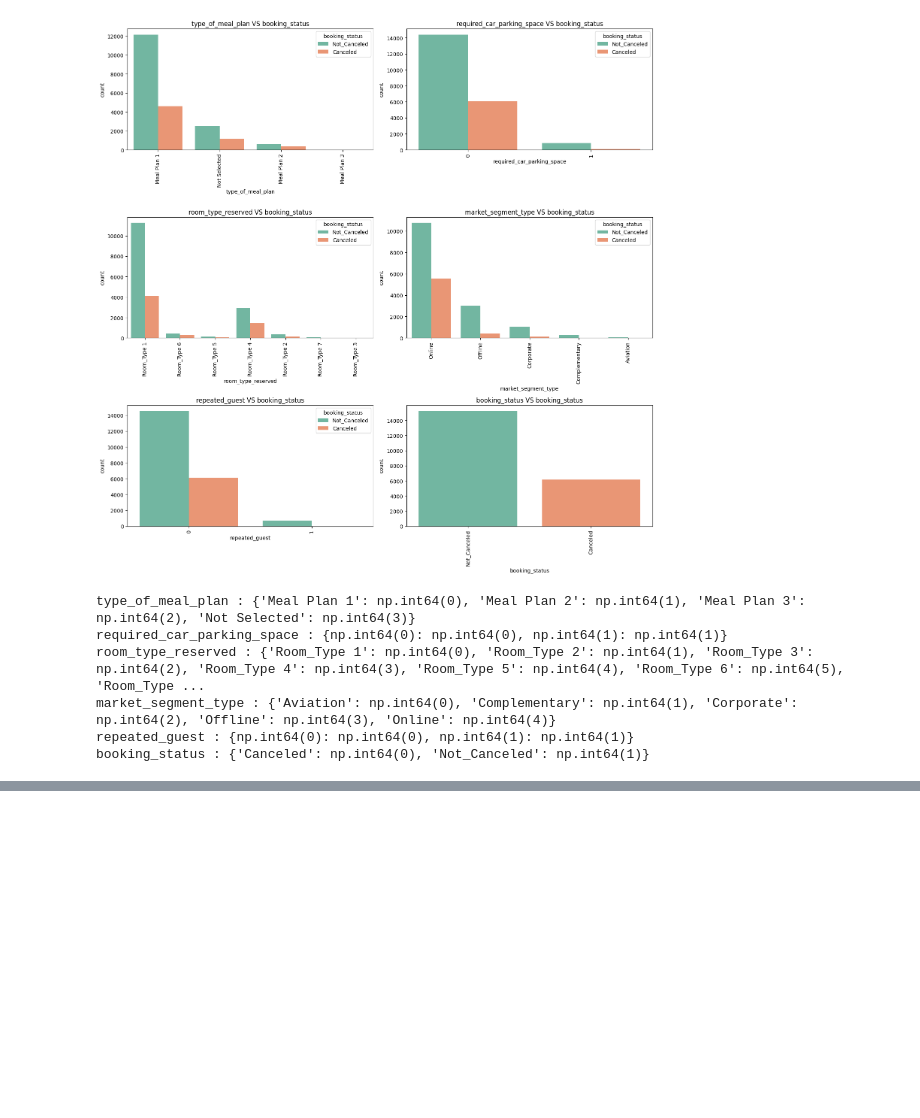
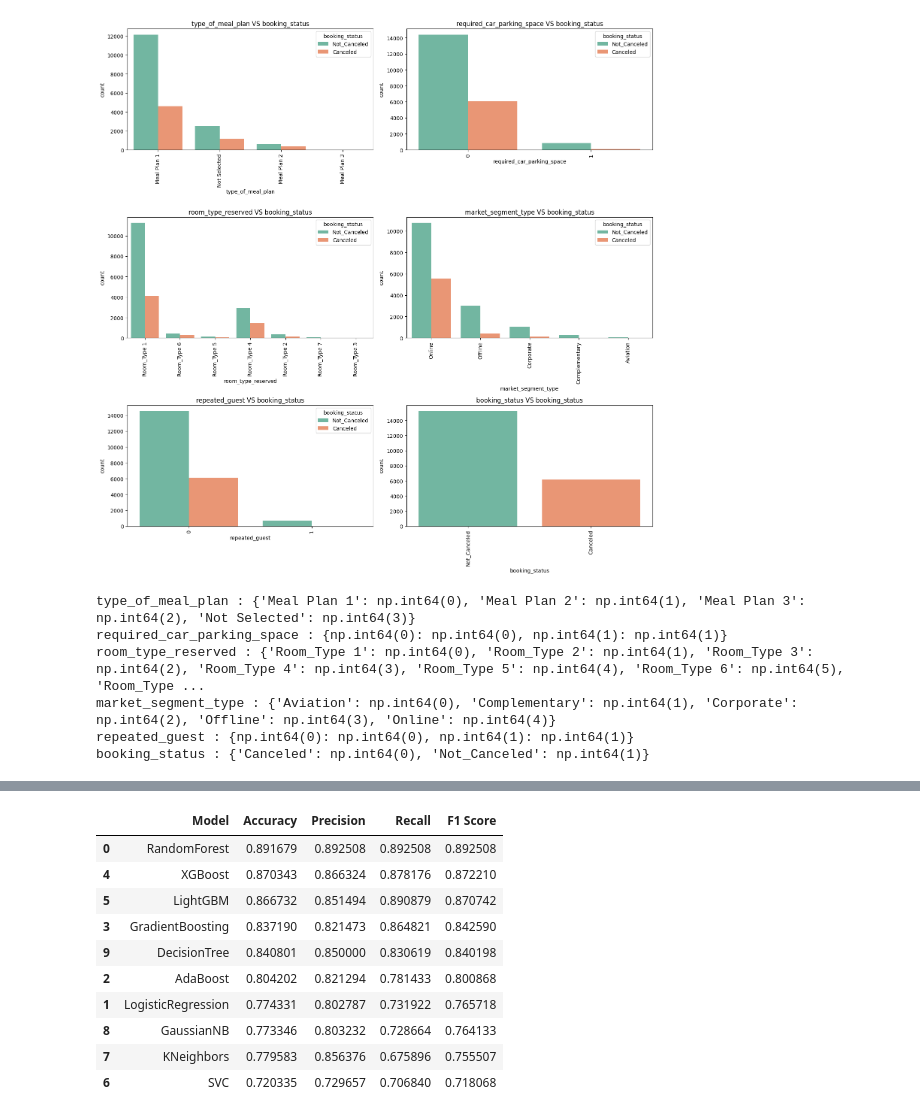
Before and after one commit to simR122/PredictaStay, a Jupyter notebook: mlops1_hotel/notebook/ntbk.ipynb, the cells around one changed output, grey strips where cells are left out. Cells and saved outputs as stored; diff of their text form; code cells hidden in the pictures; blank space fills up the shorter version.

Commit message:
Data clean and process

```diff
--- a/mlops1_hotel/notebook/ntbk.ipynb
+++ b/mlops1_hotel/notebook/ntbk.ipynb
@@ -194,0 +416,33 @@ booking_status : {'Canceled': np.int64(0), 'Not_Canceled': np.int64(1)}
+# %%
+X_train, X_test, y_train, y_test = train_test_split(X, y, test_size=0.2, random_state=42)
+# %%
+classifiers = {
+    'RandomForest': RandomForestClassifier(random_state=42),
+    'LogisticRegression': LogisticRegression(random_state=42),
+    'AdaBoost': AdaBoostClassifier(random_state=42),
+    'GradientBoosting': GradientBoostingClassifier(random_state=42),
+    'XGBoost': XGBClassifier(random_state=42),
+    'LightGBM': LGBMClassifier(random_state=42),
+    'SVC': SVC(random_state=42),
+    'KNeighbors': KNeighborsClassifier(),
+    'GaussianNB': GaussianNB(),
+    'DecisionTree': DecisionTreeClassifier(random_state=42)
+}
+# %%
+metrics = {
+    'Model': [],
+    'Accuracy': [],
+    'Precision': [],
+    'Recall': [],
+    'F1 Score': []
+}
+# %%
+for model_name, classifier in classifiers.items():
+    classifier.fit(X_train, y_train)
+    y_pred = classifier.predict(X_test)
+
+    metrics['Model'].append(model_name)
+    metrics['Accuracy'].append(accuracy_score(y_test, y_pred))
+    metrics['Precision'].append(precision_score(y_test, y_pred))
+    metrics['Recall'].append(recall_score(y_test, y_pred))
+    metrics['F1 Score'].append(f1_score(y_test, y_pred))
@@ -194,0 +458,15 @@ booking_status : {'Canceled': np.int64(0), 'Not_Canceled': np.int64(1)}
+# %%
+metrics_df = pd.DataFrame(metrics)
+metrics_df.sort_values(by='F1 Score', ascending=False)
+# %% [output]
+|  | Model | Accuracy | Precision | Recall | F1 Score |
+| 0 | RandomForest | 0.891679 | 0.892508 | 0.892508 | 0.892508 |
+| 4 | XGBoost | 0.870343 | 0.866324 | 0.878176 | 0.872210 |
+| 5 | LightGBM | 0.866732 | 0.851494 | 0.890879 | 0.870742 |
+| 3 | GradientBoosting | 0.837190 | 0.821473 | 0.864821 | 0.842590 |
+| 9 | DecisionTree | 0.840801 | 0.850000 | 0.830619 | 0.840198 |
+| 2 | AdaBoost | 0.804202 | 0.821294 | 0.781433 | 0.800868 |
+| 1 | LogisticRegression | 0.774331 | 0.802787 | 0.731922 | 0.765718 |
+| 8 | GaussianNB | 0.773346 | 0.803232 | 0.728664 | 0.764133 |
+| 7 | KNeighbors | 0.779583 | 0.856376 | 0.675896 | 0.755507 |
+| 6 | SVC | 0.720335 | 0.729657 | 0.706840 | 0.718068 |
```
Also changed, not shown: parts of 37 cells of this notebook, 10 other files.
